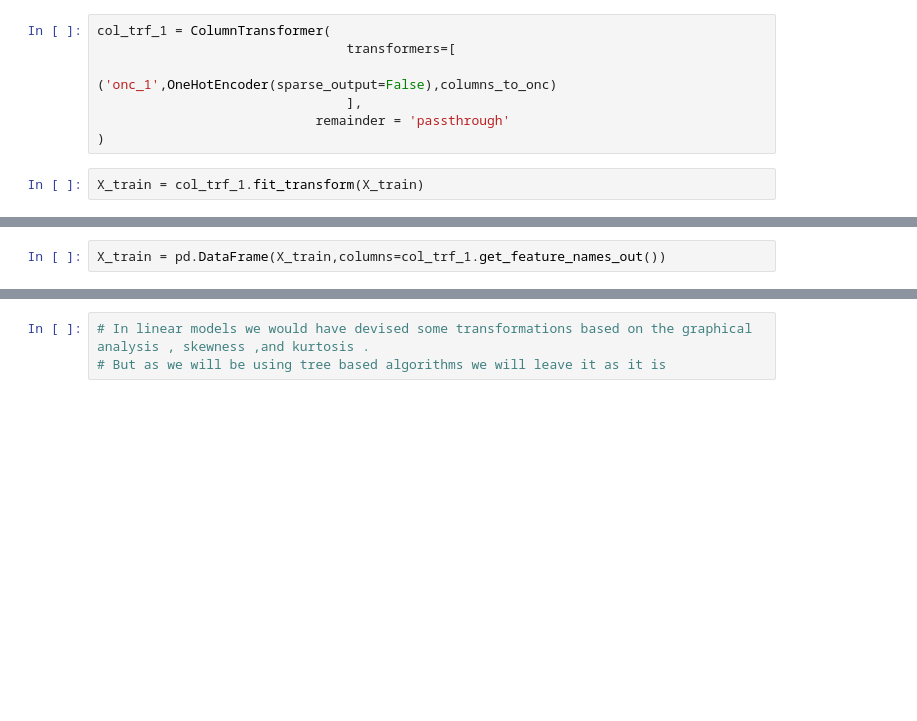
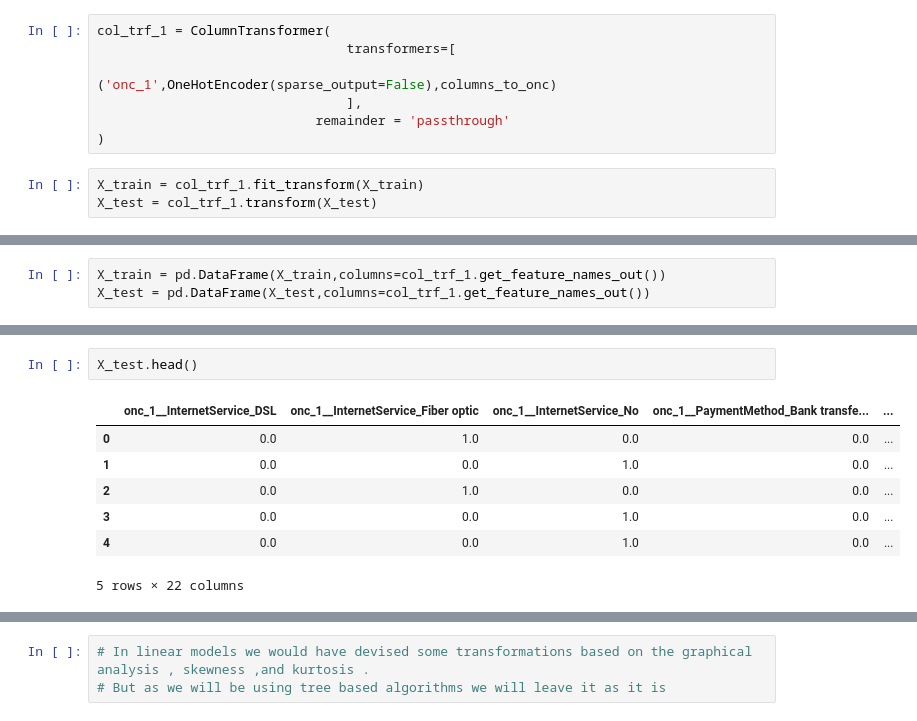
Before and after one commit to AyushDevadiga1/ml-customer-churn-prediction-app, a Jupyter notebook: model_training/train.ipynb, the cells around one changed output, grey strips where cells are left out. Saved outputs shown, nothing was run; the diff lists cells and outputs as text; blank space fills up the shorter version.

```diff
--- a/model_training/train.ipynb
+++ b/model_training/train.ipynb
@@ -562,6 +671,7 @@ col_trf_1 = ColumnTransformer(
 )
 # %%
 X_train = col_trf_1.fit_transform(X_train)
+X_test = col_trf_1.transform(X_test)
 # %%
 X_train # This is a numpy array and we need to get our features out by the get_feature_names_out() methods
 # %% [output]
@@ -597,5 +707,6 @@ array(['onc_1__InternetService_DSL', 'onc_1__InternetService_Fiber optic',
 # %%
 X_train = pd.DataFrame(X_train,columns=col_trf_1.get_feature_names_out())
+X_test = pd.DataFrame(X_test,columns=col_trf_1.get_feature_names_out())
 # %%
 X_train.head()
 # %% [output]
@@ -609,3 +720,13 @@ X_train.head()
+# %%
+X_test.head()
+# %% [output]
+|  | onc_1__InternetService_DSL | onc_1__InternetService_Fiber optic | onc_1__InternetService_No | onc_1__PaymentMethod_Bank transfe... | ... |
+| 0 | 0.0 | 1.0 | 0.0 | 0.0 | ... |
+| 1 | 0.0 | 0.0 | 1.0 | 0.0 | ... |
+| 2 | 0.0 | 1.0 | 0.0 | 0.0 | ... |
+| 3 | 0.0 | 0.0 | 1.0 | 0.0 | ... |
+| 4 | 0.0 | 0.0 | 1.0 | 0.0 | ... |
+5 rows × 22 columns
 # %%
 X_train.info()
 # %% [output]
```
Also changed, not shown: parts of 21 cells of this notebook.
